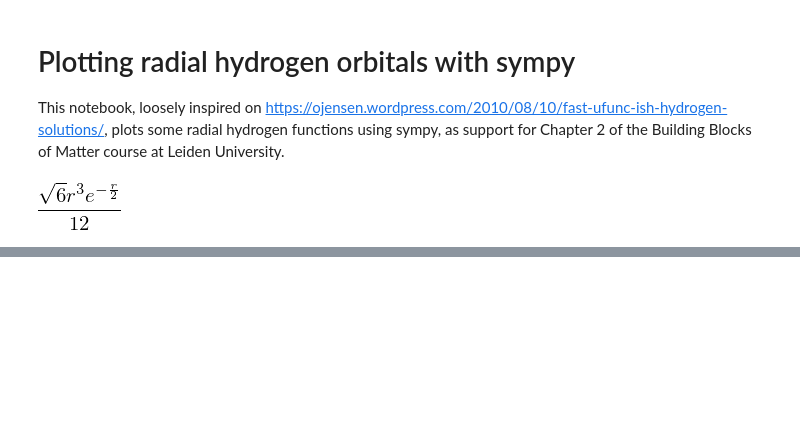
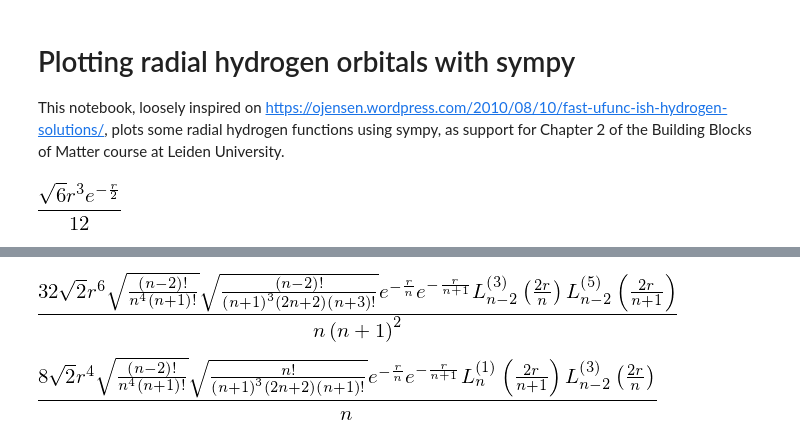
Before and after one commit to TAdeJong/python-atomic-orbitals, a Jupyter notebook: BBM Hydrogen orbitals.ipynb, the cells around one changed output, grey strips where cells are left out. Cells and saved outputs as stored; diff of their text form; code cells hidden in the pictures; blank space fills up the shorter version.

Commit message:
Add an investigation of transition amplitudes

```diff
--- a/BBM Hydrogen orbitals.ipynb
+++ b/BBM Hydrogen orbitals.ipynb
@@ -63,0 +64,9 @@ plt.show()
+# %%
+# Investigate the Transition amplitudes for the sharp and diffuse transitions
+diffuse = R_nl(n, 1, r, 1) * r * R_nl(n+1, 2, r, 1) * r**2
+sharp = R_nl(n, 1, r, 1) * r * R_nl(n+1, 0, r, 1) * r**2
+display(diffuse)
+display(sharp)
+# %% [output]
+[figure, added]
+[figure, added]
```
Also changed, not shown: parts of 5 cells of this notebook.
